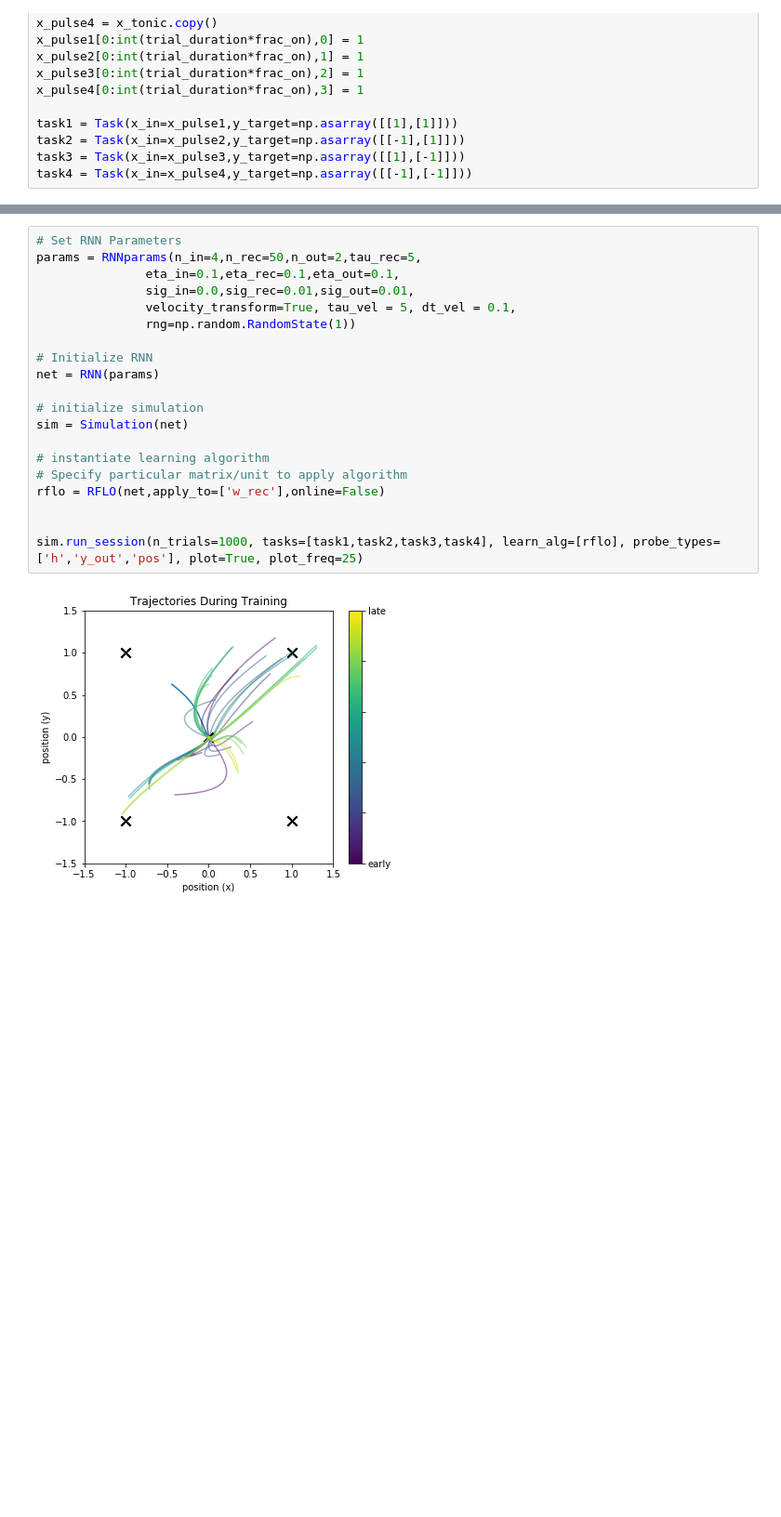
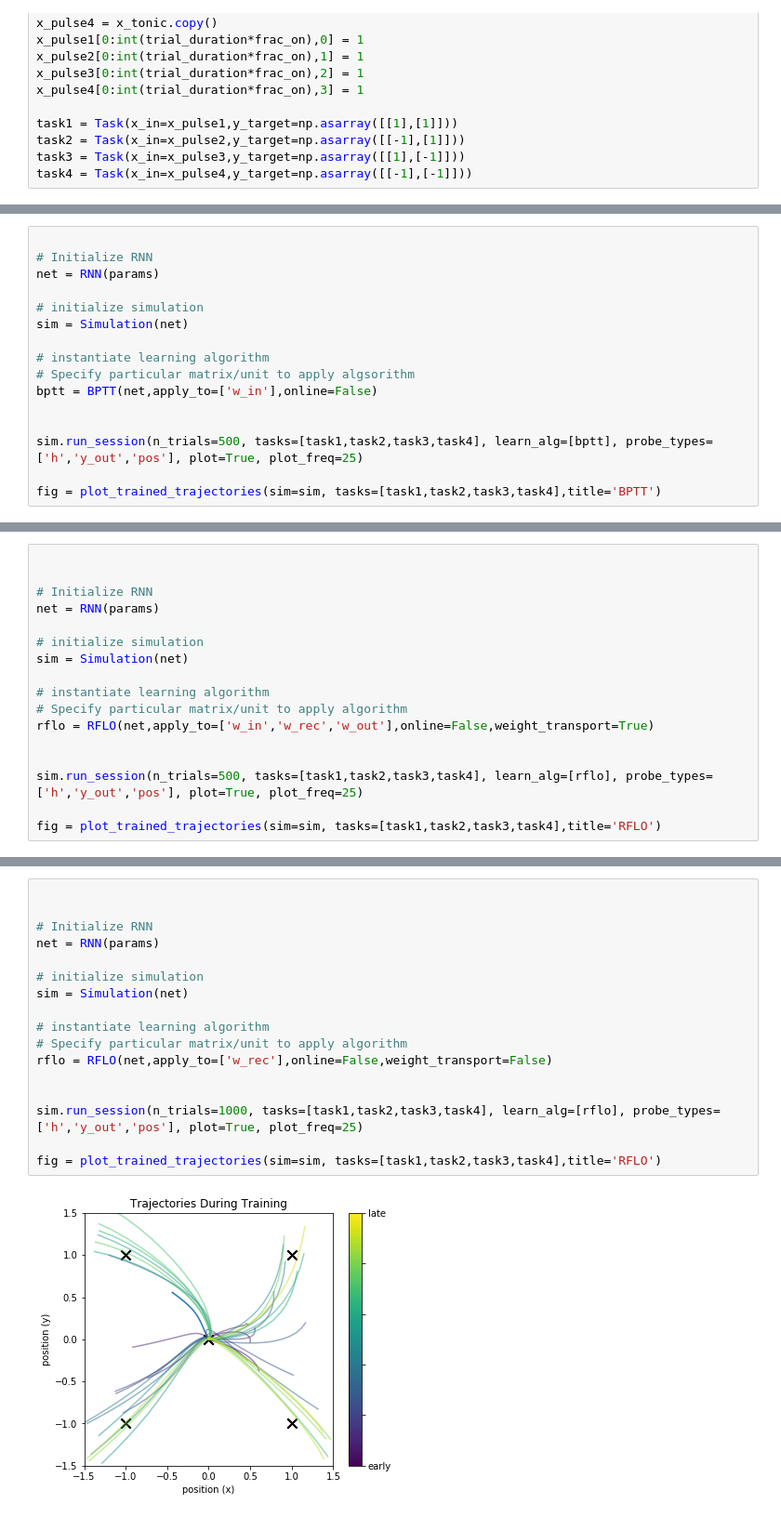
Before and after one commit to jacobfulano/rnn-learning, a Jupyter notebook: examples/Example4-RFLO-vs-BPTT.ipynb, the cells around one changed output, grey strips where cells are left out. Shown at 93% size. Saved outputs shown, nothing was run; the diff lists cells and outputs as text; blank space fills up the shorter version.

```diff
--- a/examples/Example4-RFLO-vs-BPTT.ipynb
+++ b/examples/Example4-RFLO-vs-BPTT.ipynb
@@ -59,0 +139,16 @@ task4 = Task(x_in=x_pulse4,y_target=np.asarray([[-1],[-1]]))
+# %%
+
+# Initialize RNN
+net = RNN(params)
+
+# initialize simulation
+sim = Simulation(net)
+
+# instantiate learning algorithm
+# Specify particular matrix/unit to apply algsorithm
+bptt = BPTT(net,apply_to=['w_in'],online=False)
+
+
+sim.run_session(n_trials=500, tasks=[task1,task2,task3,task4], learn_alg=[bptt], probe_types=['h','y_out','pos'], plot=True, plot_freq=25)
+
+fig = plot_trained_trajectories(sim=sim, tasks=[task1,task2,task3,task4],title='BPTT')
@@ -59,0 +163,17 @@ task4 = Task(x_in=x_pulse4,y_target=np.asarray([[-1],[-1]]))
+# %%
+
+
+# Initialize RNN
+net = RNN(params)
+
+# initialize simulation
+sim = Simulation(net)
+
+# instantiate learning algorithm
+# Specify particular matrix/unit to apply algorithm
+rflo = RFLO(net,apply_to=['w_in','w_rec','w_out'],online=False,weight_transport=True)
+
+
+sim.run_session(n_trials=500, tasks=[task1,task2,task3,task4], learn_alg=[rflo], probe_types=['h','y_out','pos'], plot=True, plot_freq=25)
+
+fig = plot_trained_trajectories(sim=sim, tasks=[task1,task2,task3,task4],title='RFLO')
@@ -60,22 +185,19 @@ task4 = Task(x_in=x_pulse4,y_target=np.asarray([[-1],[-1]]))
 # %%
-# Set RNN Parameters
-params = RNNparams(n_in=4,n_rec=50,n_out=2,tau_rec=5,
-               eta_in=0.1,eta_rec=0.1,eta_out=0.1,
-               sig_in=0.0,sig_rec=0.01,sig_out=0.01,
-               velocity_transform=True, tau_vel = 5, dt_vel = 0.1,
-               rng=np.random.RandomState(1))
+
 
 # Initialize RNN
 net = RNN(params)
 
 # initialize simulation
 sim = Simulation(net)
 
 # instantiate learning algorithm
 # Specify particular matrix/unit to apply algorithm
-rflo = RFLO(net,apply_to=['w_rec'],online=False)
+rflo = RFLO(net,apply_to=['w_rec'],online=False,weight_transport=False)
 
 
 sim.run_session(n_trials=1000, tasks=[task1,task2,task3,task4], learn_alg=[rflo], probe_types=['h','y_out','pos'], plot=True, plot_freq=25)
+
+fig = plot_trained_trajectories(sim=sim, tasks=[task1,task2,task3,task4],title='RFLO')
 # %% [output]
-[figure, old version]
+[figure, new version]
```
Also changed, not shown: parts of 20 cells of this notebook, 9 other files.
